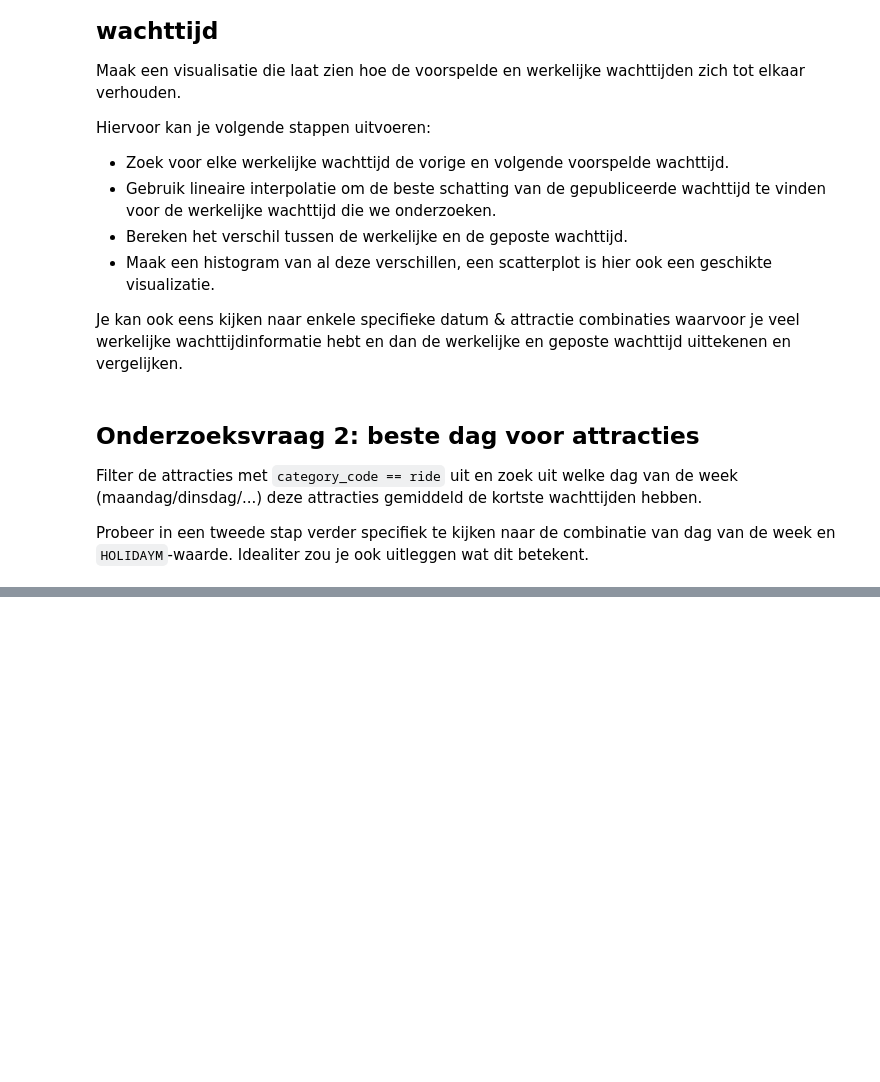
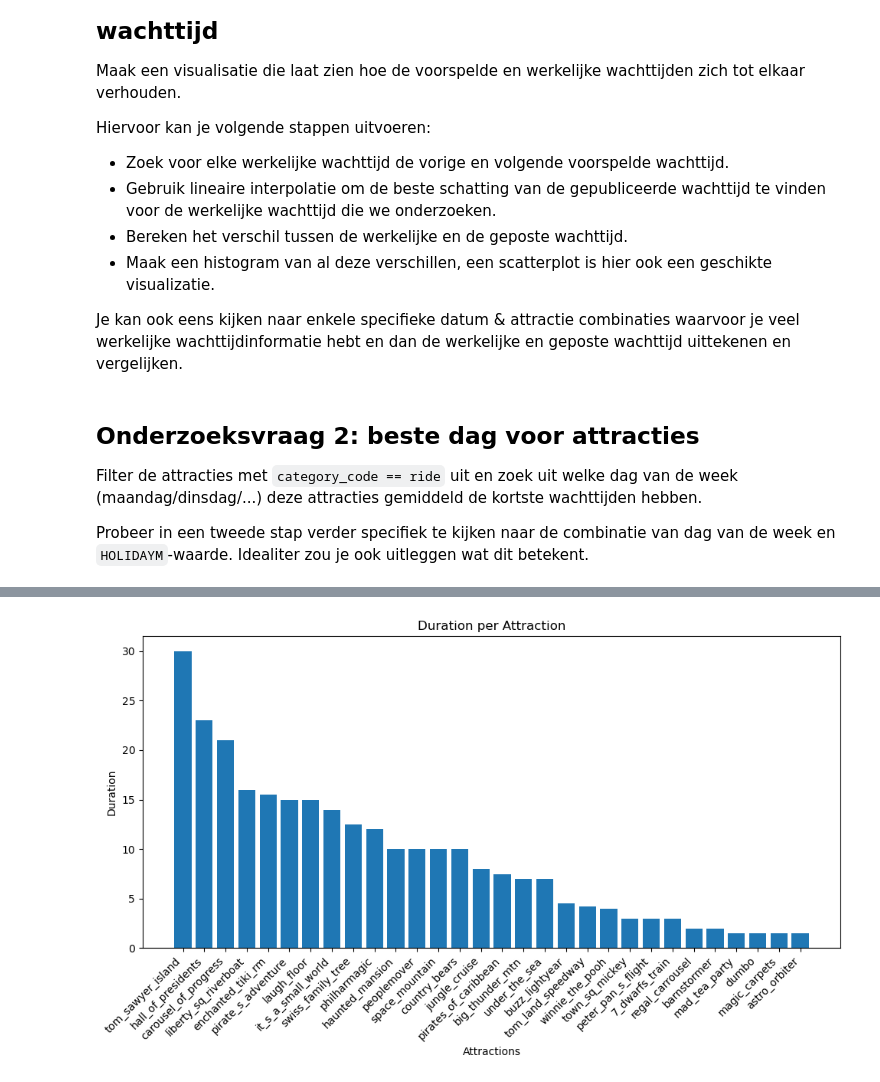
Before and after one commit to Isabel360/Disney, a Jupyter notebook: notebooks/Masha_Notebook.ipynb, the cells around one changed output, grey strips where cells are left out. Saved outputs shown, nothing was run; the diff lists cells and outputs as text; code cells hidden in the pictures; blank space fills up the shorter version.

```diff
--- a/notebooks/Masha_Notebook.ipynb
+++ b/notebooks/Masha_Notebook.ipynb
@@ -181,0 +431,5 @@ Probeer in een tweede stap verder specifiek te kijken naar de combinatie van dag
+# %%
+# merge_name komt overeen met de naam uit de waiting_time data
+
+df_entities_extra_all['merge_name'] = df_entities_extra_all['short_name'].copy().str.lower().str.replace(r"[\s':/]", "_", regex=True)
+display(df_entities_extra_all.head())
@@ -181,0 +533,17 @@ Probeer in een tweede stap verder specifiek te kijken naar de combinatie van dag
+# %%
+df_entities_extra_filtered.sort_values(by='duration', ascending=False, inplace=True)
+
+plt.figure(figsize=(10, 6))
+plt.bar(df_entities_extra_filtered['merge_name'], df_entities_extra_filtered['duration'])
+
+
+plt.title('Duration per Attraction')
+plt.xlabel('Attractions')
+plt.ylabel('Duration')
+
+plt.xticks(rotation=45, ha='right')
+
+plt.tight_layout()
+plt.show()
+# %% [output]
+[figure, added]
```
Also changed, not shown: parts of 69 cells of this notebook, 4 other files.
